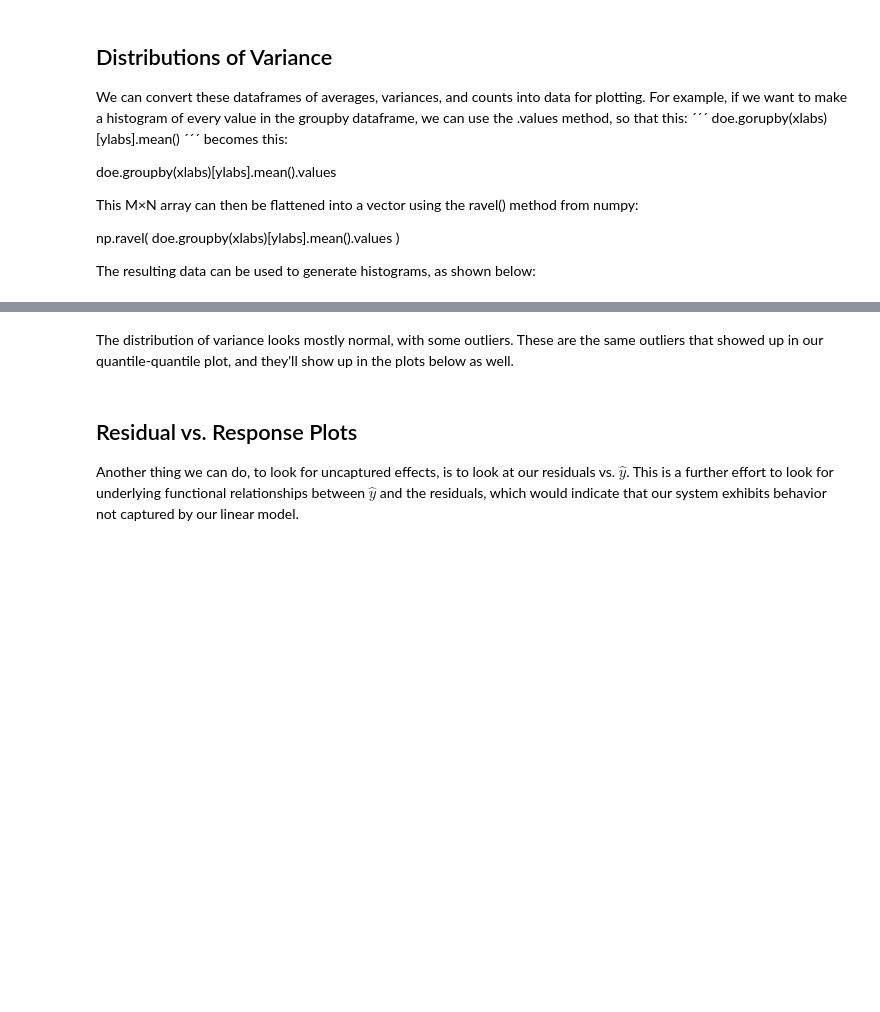
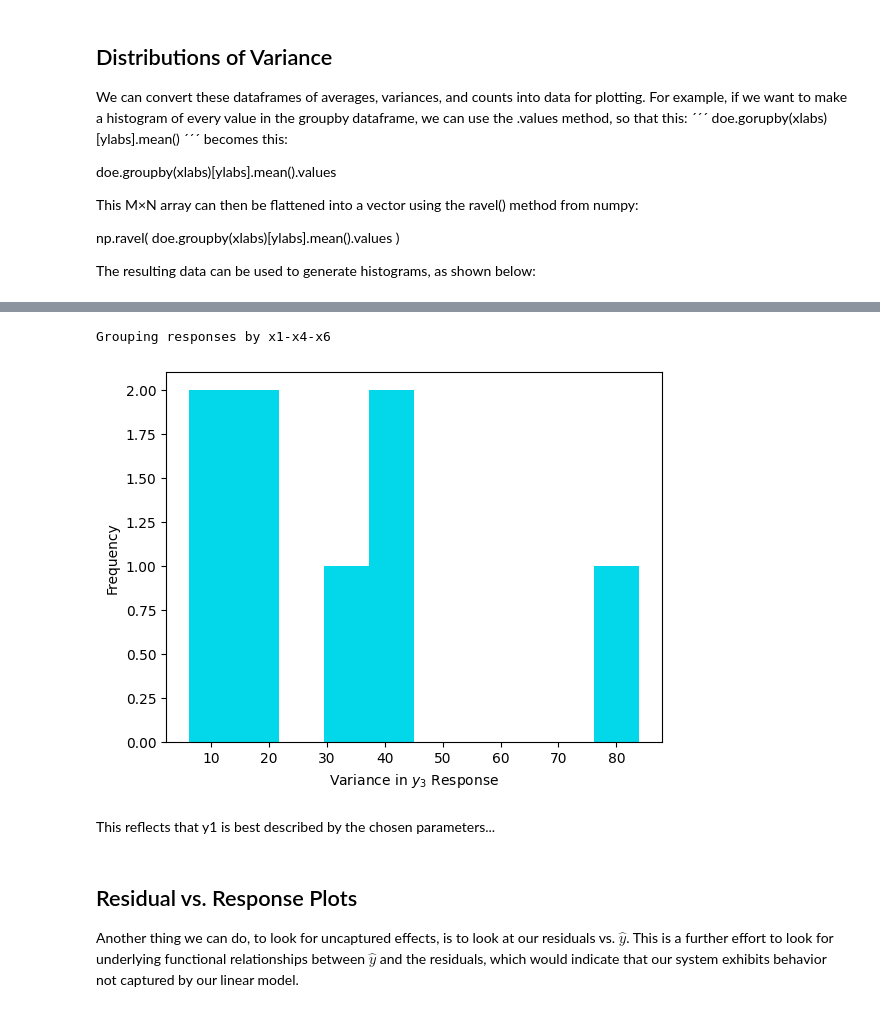
Before and after one commit to Teoroo-CMC/DoE_Course_Material, a Jupyter notebook: Week_2/Workshop_5/Jupyter-notebooks/2-6factor-more_analysis_data_from_book.ipynb, the cells around one changed output, grey strips where cells are left out. Drawn from its saved outputs; the diff is of its cells as text; code cells hidden in the pictures; blank space fills up the shorter version.

```diff
--- a/Week_2/Workshop_5/Jupyter-notebooks/2-6factor-more_analysis_data_from_book.ipynb
+++ b/Week_2/Workshop_5/Jupyter-notebooks/2-6factor-more_analysis_data_from_book.ipynb
@@ -248,5 +356,19 @@ show()
+# %%
+# Histogram of variances of response values, grouped by xlabs
+
+print("Grouping responses by %s"%( "-".join(xlabs) ))
+
+dat = np.ravel(doe.groupby(xlabs)['y3'].var().values)
+
+hist(dat, color=colors[4])
+xlabel(r'Variance in $y_{3}$ Response')
+ylabel(r'Frequency')
+show()
+# %% [output]
+Grouping responses by x1-x4-x6
+[figure, added]
 # %% [markdown]
-The distribution of variance looks mostly normal, with some outliers. These are the same outliers that showed up in our quantile-quantile plot, and they'll show up in the plots below as well.
+This reflects that y1 is best described by the chosen parameters...
 # %% [markdown]
 ## Residual vs. Response Plots
 Another thing we can do, to look for uncaptured effects, is to look at our residuals vs.  $\hat{y}$. This is a further effort to look for underlying functional relationships between  $\hat{y}$
```
Also changed, not shown: parts of 24 cells of this notebook, 3 other files.
